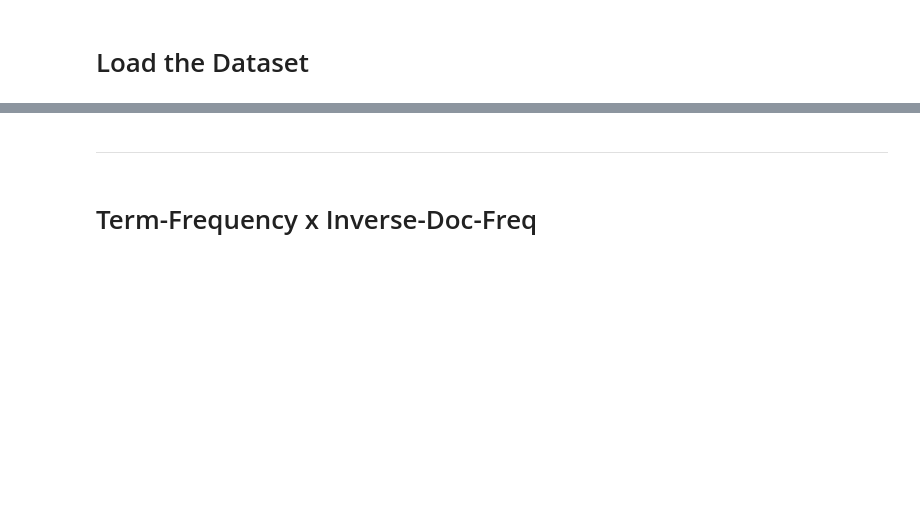
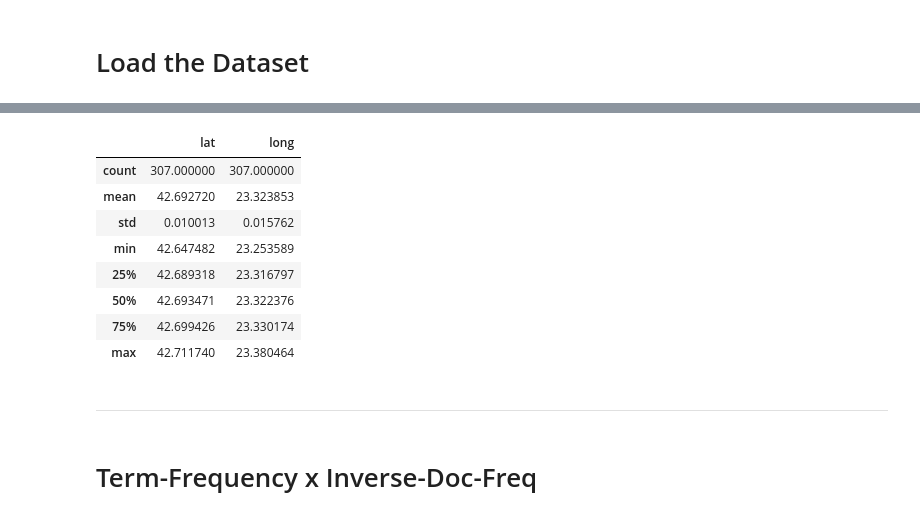
Before and after one commit to vision-sofia/Peper-Analysis, a Jupyter notebook: data-analysis/Sofia Airbnb Analyse.ipynb, the cells around one changed output, grey strips where cells are left out. Cells and saved outputs as stored; diff of their text form; code cells hidden in the pictures; blank space fills up the shorter version.

```diff
--- a/data-analysis/Sofia Airbnb Analyse.ipynb
+++ b/data-analysis/Sofia Airbnb Analyse.ipynb
@@ -15,3 +39,15 @@ sofia_airbnb = pd.read_csv("../data/sofia_airbnb_reviews.csv")
+# %%
+sofia_airbnb.describe()
+# %% [output]
+|  | lat | long |
+| count | 307.000000 | 307.000000 |
+| mean | 42.692720 | 23.323853 |
+| std | 0.010013 | 0.015762 |
+| min | 42.647482 | 23.253589 |
+| 25% | 42.689318 | 23.316797 |
+| 50% | 42.693471 | 23.322376 |
+| 75% | 42.699426 | 23.330174 |
+| max | 42.711740 | 23.380464 |
 # %% [markdown]
 ***
 # %% [markdown]
```
Also changed, not shown: parts of 5 cells of this notebook.
